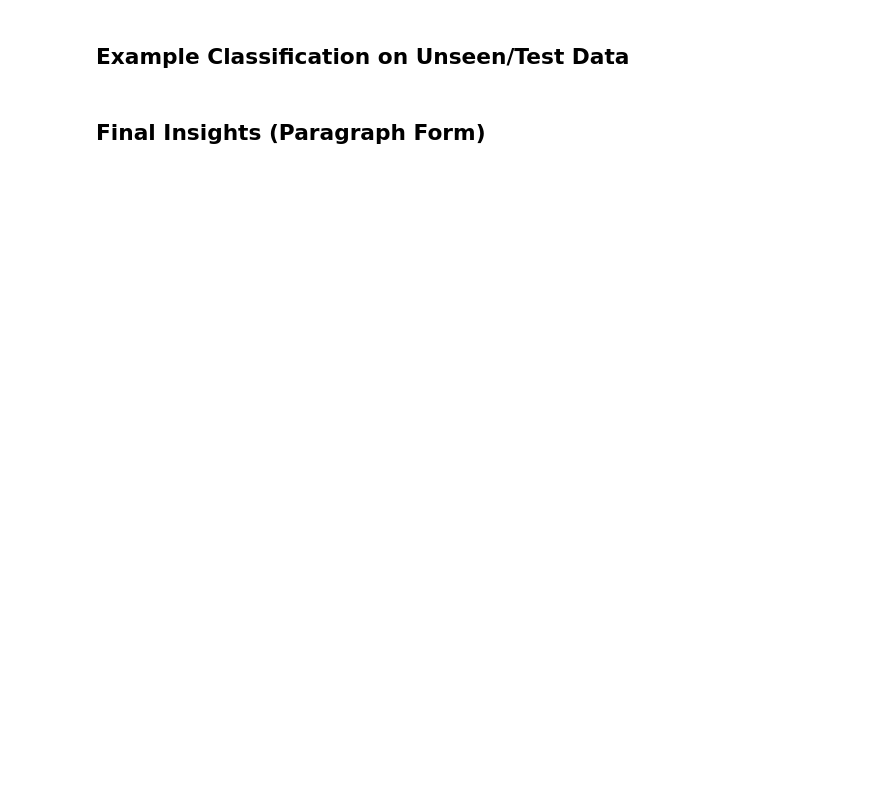
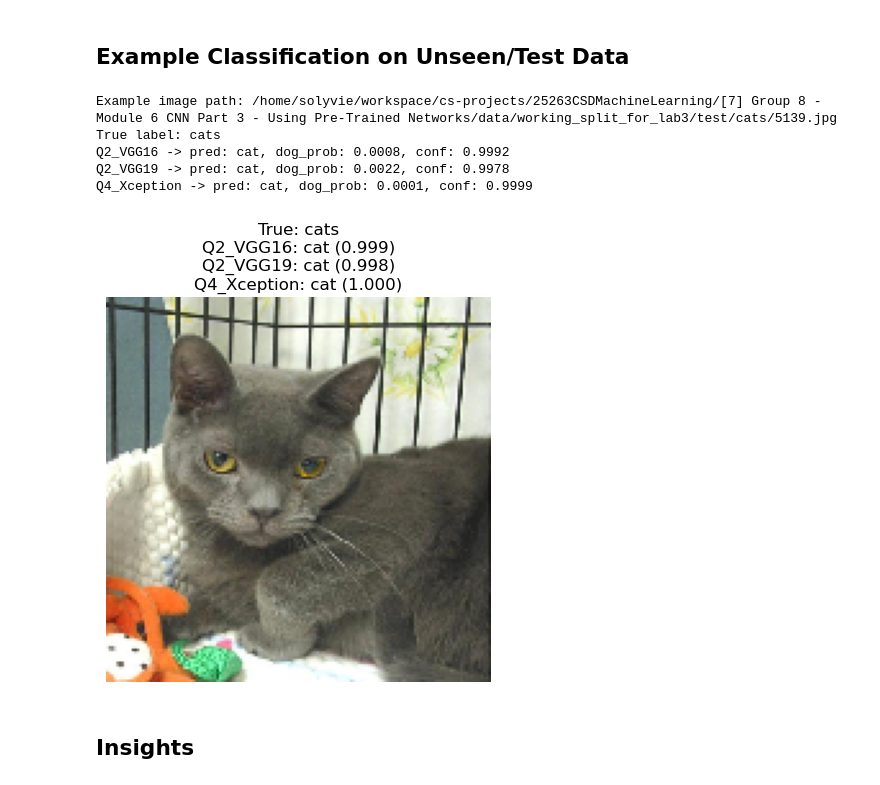
Before and after one commit to Shrxmy/25263CSDMachineLearning, a Jupyter notebook: [7] Group 8 - Module 6 CNN Part 3 - Using Pre-Trained Networks/Group8_ANN_Lab3.ipynb, the cells around one changed output. Saved outputs shown, nothing was run; the diff lists cells and outputs as text; code cells hidden in the pictures; blank space fills up the shorter version.

```diff
--- a/[7] Group 8 - Module 6 CNN Part 3 - Using Pre-Trained Networks/Group8_ANN_Lab3.ipynb
+++ b/[7] Group 8 - Module 6 CNN Part 3 - Using Pre-Trained Networks/Group8_ANN_Lab3.ipynb
@@ -453,7 +579,7 @@ for n_samples in sample_sizes:
         backbone_name='VGG16',
         train_aug_kwargs=no_aug,
         epochs=30,
-        early_stopping=False,
+        early_stopping=True,
         steps_per_epoch=steps,
         verbose=0,
     )
@@ -569,39 +748,55 @@ plot_history(q4_xception['history'], 'Q4 - Xception')
 # %%
 candidate_runs = [
     ('Q2_VGG16', q2_vgg16),
     ('Q2_VGG19', q2_vgg19),
     ('Q4_Xception', q4_xception),
 ]
-best_name, best_run = sorted(candidate_runs, key=lambda x: x[1]['final_test_acc'], reverse=True)[0]
-best_model = best_run['model_obj']
+# best_name, best_run = sorted(candidate_runs, key=lambda x: x[1]['final_test_acc'], reverse=True)[0]
+# best_model = best_run['model_obj']
 
 all_test_images = []
 for cls in ['cats', 'dogs']:
     cls_dir = test_dir / cls
     all_test_images.extend([(p, cls) for p in cls_dir.iterdir() if p.is_file()])
 
 img_path, true_label = random.choice(all_test_images)
 img = keras_image.load_img(str(img_path), target_size=IMG_SIZE)
 img_arr = keras_image.img_to_array(img) / 255.0
 img_arr = np.expand_dims(img_arr, axis=0)
 
-pred_score = float(best_model.predict(img_arr, verbose=0)[0][0])
-pred_label = 'dog' if pred_score >= 0.5 else 'cat'
-confidence = pred_score if pred_label == 'dog' else (1 - pred_score)
+img_path, true_label = random.choice(all_test_images)
+img = keras_image.load_img(str(img_path), target_size=IMG_SIZE)
+img_arr = keras_image.img_to_array(img) / 255.0
+img_arr = np.expand_dims(img_arr, axis=0)
 
-plt.figure(figsize=(4, 4))
+pred_lines = []
+print('Example image path:', img_path)
+print('True label:', true_label)
+
+for model_name, run in candidate_runs:
+    model = run['model_obj']
+    pred_score = float(model.predict(img_arr, verbose=0)[0][0])  # dog probability
+    pred_label = 'dog' if pred_score >= 0.5 else 'cat'
+    confidence = pred_score if pred_label == 'dog' else (1 - pred_score)
+    pred_lines.append(f'{model_name}: {pred_label} ({confidence:.3f})')
+    print(f'{model_name} -> pred: {pred_label}, dog_prob: {pred_score:.4f}, conf: {confidence:.4f}')
+
+plt.figure(figsize=(6, 5))
 plt.imshow(img)
 plt.title(
-    f'Model: {best_name}\nTrue: {true_label} | Pred: {pred_label} | Conf: {confidence:.3f}'
+    f"True: {true_label}\n" + "\n".join(pred_lines)
 )
 plt.axis('off')
 plt.show()
-
-print('Example image path:', img_path)
-print('Best model used:', best_name)
-print('Pred score (dog probability):', pred_score)
+# %% [output]
+Example image path: /home/solyvie/workspace/cs-projects/25263CSDMachineLearning/[7] Group 8 - Module 6 CNN Part 3 - Using Pre-Trained Networks/data/working_split_for_lab3/test/cats/5139.jpg
+True label: cats
+Q2_VGG16 -> pred: cat, dog_prob: 0.0008, conf: 0.9992
+Q2_VGG19 -> pred: cat, dog_prob: 0.0022, conf: 0.9978
+Q4_Xception -> pred: cat, dog_prob: 0.0001, conf: 0.9999
+[figure, added]
 # %% [markdown]
-## Final Insights (Paragraph Form)
+## Insights
 # %%
 summary = {
     'q1': q1_df.drop(columns=['history', 'model_obj'], errors='ignore').to_dict(orient='records'),
```
Also changed, not shown: parts of 8 cells of this notebook, 1 other file.
